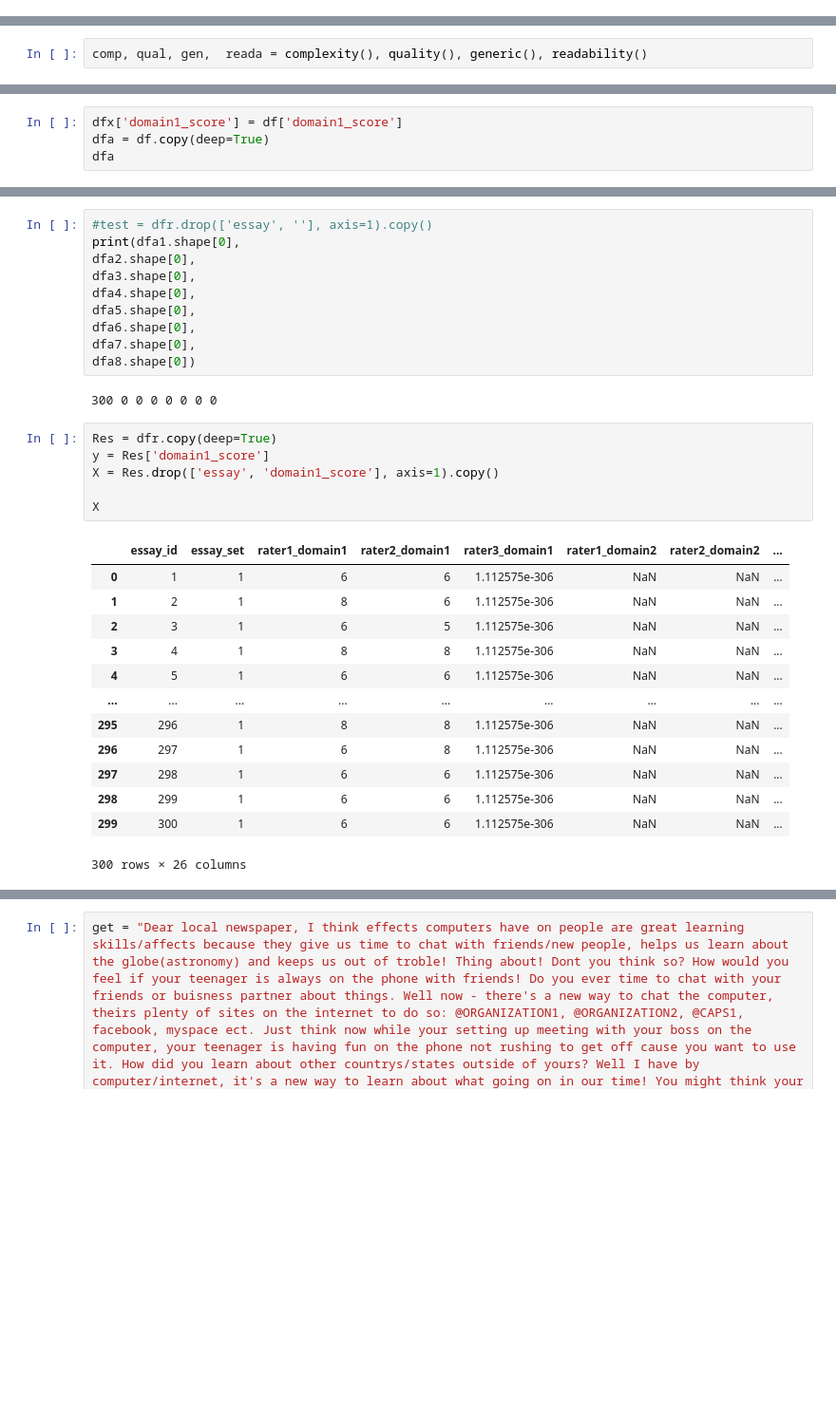
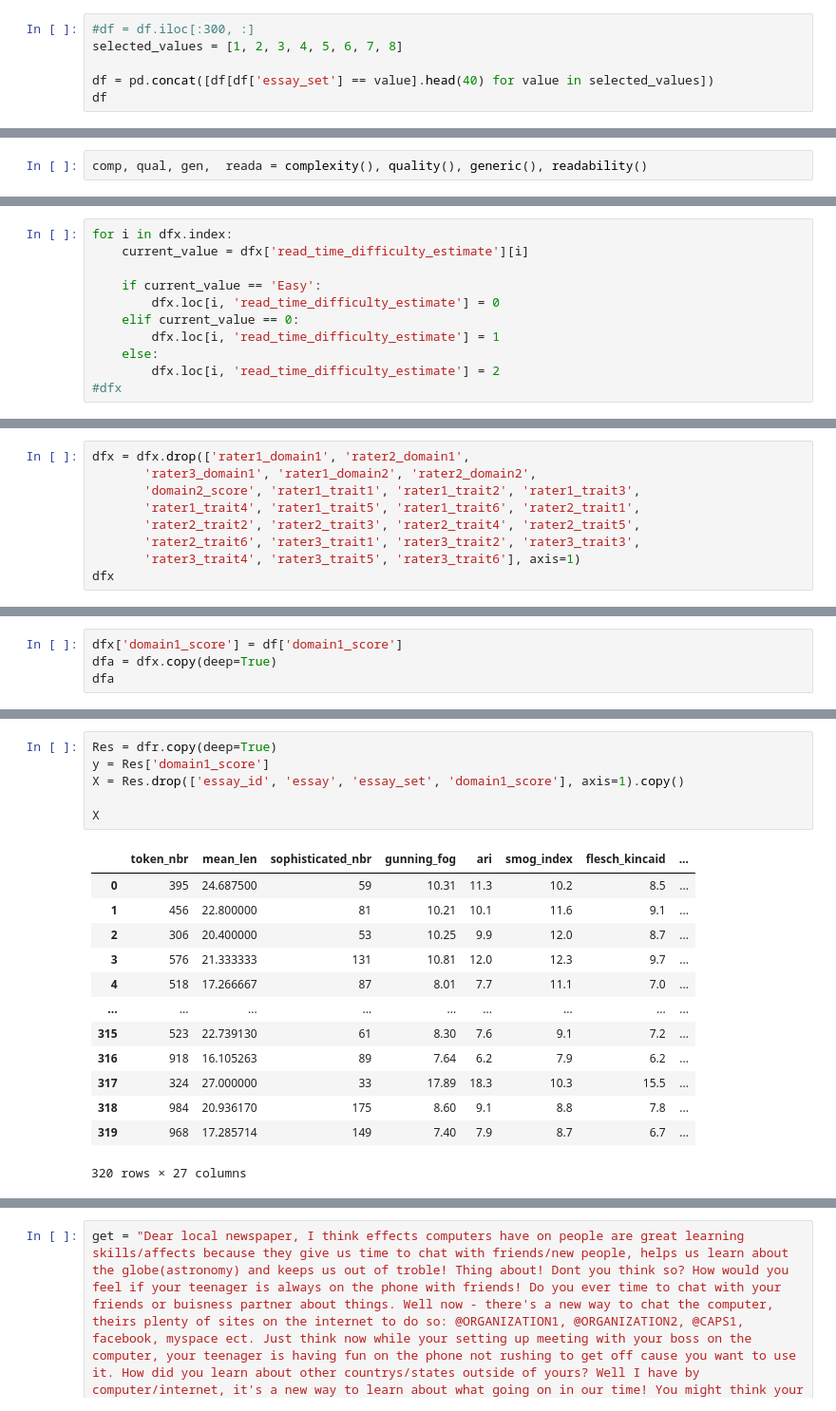
Before and after one commit to Henokagb/English-quality-prediction, a Jupyter notebook: Model_test.ipynb, the cells around one changed output, grey strips where cells are left out. Shown: that part at 95% size. Cells and saved outputs as stored; diff of their text form; blank space fills up the shorter version.

```diff
--- a/Model_test.ipynb
+++ b/Model_test.ipynb
@@ -50,0 +38,6 @@ df
+# %%
+#df = df.iloc[:300, :]
+selected_values = [1, 2, 3, 4, 5, 6, 7, 8]
+
+df = pd.concat([df[df['essay_set'] == value].head(40) for value in selected_values])
+df
@@ -226,0 +252,11 @@ defx
+# %%
+for i in dfx.index:
+    current_value = dfx['read_time_difficulty_estimate'][i]
+
+    if current_value == 'Easy':
+        dfx.loc[i, 'read_time_difficulty_estimate'] = 0
+    elif current_value == 0:
+        dfx.loc[i, 'read_time_difficulty_estimate'] = 1
+    else:
+        dfx.loc[i, 'read_time_difficulty_estimate'] = 2
+#dfx
@@ -257,0 +307,9 @@ dfx[['essay_id', 'essay_set', 'rater1_domain1', 'rater2_domain1',
+# %%
+dfx = dfx.drop(['rater1_domain1', 'rater2_domain1',
+       'rater3_domain1', 'rater1_domain2', 'rater2_domain2',
+       'domain2_score', 'rater1_trait1', 'rater1_trait2', 'rater1_trait3',
+       'rater1_trait4', 'rater1_trait5', 'rater1_trait6', 'rater2_trait1',
+       'rater2_trait2', 'rater2_trait3', 'rater2_trait4', 'rater2_trait5',
+       'rater2_trait6', 'rater3_trait1', 'rater3_trait2', 'rater3_trait3',
+       'rater3_trait4', 'rater3_trait5', 'rater3_trait6'], axis=1)
+dfx
@@ -258,5 +330,5 @@ dfx[['essay_id', 'essay_set', 'rater1_domain1', 'rater2_domain1',
 # %%
 dfx['domain1_score'] = df['domain1_score']
-dfa = df.copy(deep=True)
+dfa = dfx.copy(deep=True)
 dfa
 # %% [output]
@@ -466,33 +447,21 @@ Index(['essay_id', 'essay_set', 'essay', 'rater1_domain1', 'rater2_domain1',
       dtype='object')
-# %%
-#test = dfr.drop(['essay', ''], axis=1).copy()
-print(dfa1.shape[0],
-dfa2.shape[0],
-dfa3.shape[0],
-dfa4.shape[0],
-dfa5.shape[0],
-dfa6.shape[0],
-dfa7.shape[0],
-dfa8.shape[0])
-# %% [output]
-300 0 0 0 0 0 0 0
 # %%
 Res = dfr.copy(deep=True)
 y = Res['domain1_score']
-X = Res.drop(['essay', 'domain1_score'], axis=1).copy()
+X = Res.drop(['essay_id', 'essay', 'essay_set', 'domain1_score'], axis=1).copy()
 
 X
 # %% [output]
-|  | essay_id | essay_set | rater1_domain1 | rater2_domain1 | rater3_domain1 | rater1_domain2 | rater2_domain2 | ... |
-| 0 | 1 | 1 | 6 | 6 | 1.112575e-306 | NaN | NaN | ... |
-| 1 | 2 | 1 | 8 | 6 | 1.112575e-306 | NaN | NaN | ... |
-| 2 | 3 | 1 | 6 | 5 | 1.112575e-306 | NaN | NaN | ... |
-| 3 | 4 | 1 | 8 | 8 | 1.112575e-306 | NaN | NaN | ... |
-| 4 | 5 | 1 | 6 | 6 | 1.112575e-306 | NaN | NaN | ... |
+|  | token_nbr | mean_len | sophisticated_nbr | gunning_fog | ari | smog_index | flesch_kincaid | ... |
+| 0 | 395 | 24.687500 | 59 | 10.31 | 11.3 | 10.2 | 8.5 | ... |
+| 1 | 456 | 22.800000 | 81 | 10.21 | 10.1 | 11.6 | 9.1 | ... |
+| 2 | 306 | 20.400000 | 53 | 10.25 | 9.9 | 12.0 | 8.7 | ... |
+| 3 | 576 | 21.333333 | 131 | 10.81 | 12.0 | 12.3 | 9.7 | ... |
+| 4 | 518 | 17.266667 | 87 | 8.01 | 7.7 | 11.1 | 7.0 | ... |
 | ... | ... | ... | ... | ... | ... | ... | ... | ... |
-| 295 | 296 | 1 | 8 | 8 | 1.112575e-306 | NaN | NaN | ... |
-| 296 | 297 | 1 | 6 | 8 | 1.112575e-306 | NaN | NaN | ... |
-| 297 | 298 | 1 | 6 | 6 | 1.112575e-306 | NaN | NaN | ... |
-| 298 | 299 | 1 | 6 | 6 | 1.112575e-306 | NaN | NaN | ... |
-| 299 | 300 | 1 | 6 | 6 | 1.112575e-306 | NaN | NaN | ... |
+| 315 | 523 | 22.739130 | 61 | 8.30 | 7.6 | 9.1 | 7.2 | ... |
+| 316 | 918 | 16.105263 | 89 | 7.64 | 6.2 | 7.9 | 6.2 | ... |
+| 317 | 324 | 27.000000 | 33 | 17.89 | 18.3 | 10.3 | 15.5 | ... |
+| 318 | 984 | 20.936170 | 175 | 8.60 | 9.1 | 8.8 | 7.8 | ... |
+| 319 | 968 | 17.285714 | 149 | 7.40 | 7.9 | 8.7 | 6.7 | ... |
-300 rows × 26 columns
+320 rows × 27 columns
```
Also changed, not shown: parts of 47 cells of this notebook, 1 other file.
